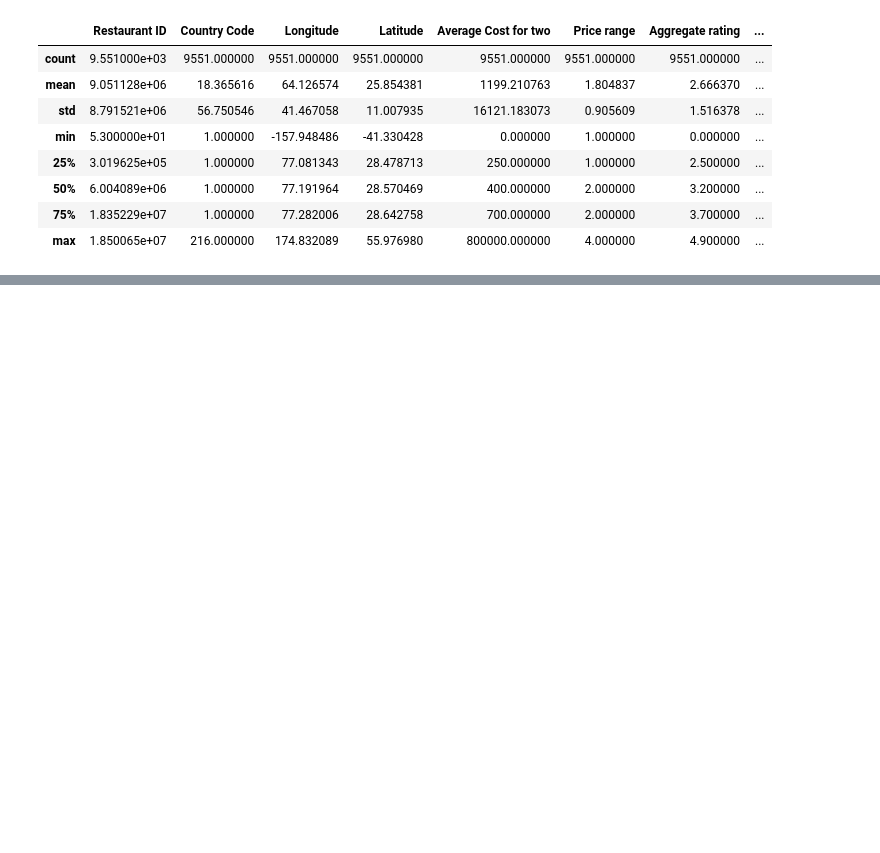
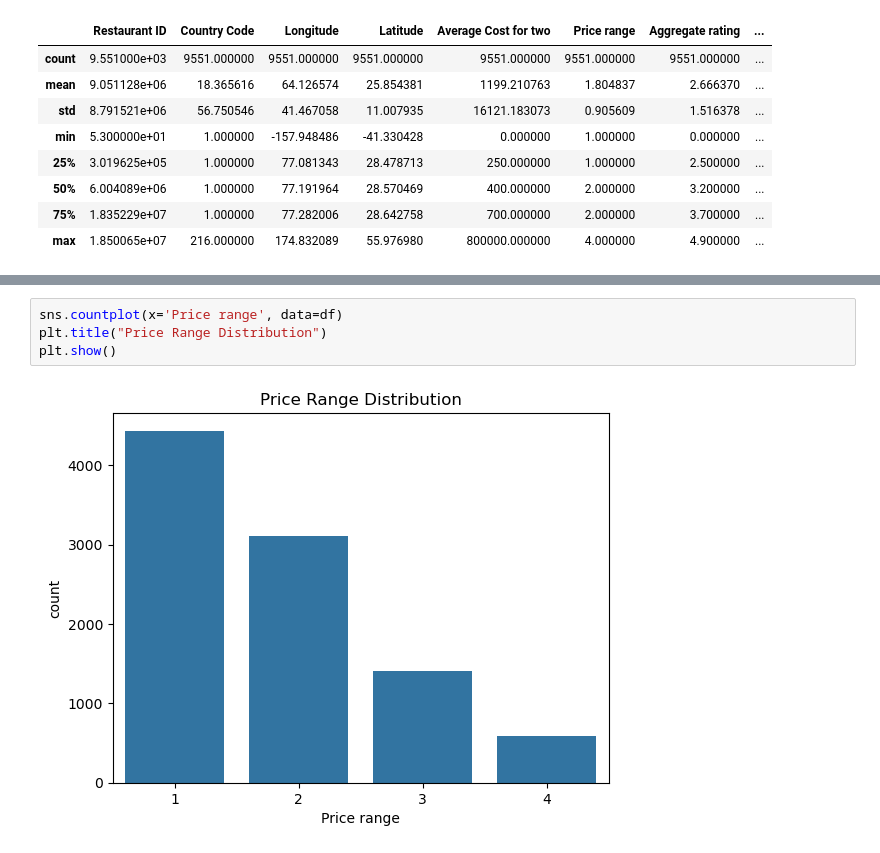
Before and after one commit to rshewatkar/restaurant-ml-project, a Jupyter notebook: notebooks/restaurant_analysis.ipynb.ipynb, the cells around one changed output, grey strips where cells are left out. Cells and saved outputs as stored; diff of their text form; blank space fills up the shorter version.

```diff
--- a/notebooks/restaurant_analysis.ipynb.ipynb
+++ b/notebooks/restaurant_analysis.ipynb.ipynb
@@ -52,0 +206,6 @@ df.describe()
+# %%
+sns.countplot(x='Price range', data=df)
+plt.title("Price Range Distribution")
+plt.show()
+# %% [output]
+[figure, added]
```
Also changed, not shown: parts of 28 cells of this notebook, 1 other file.
